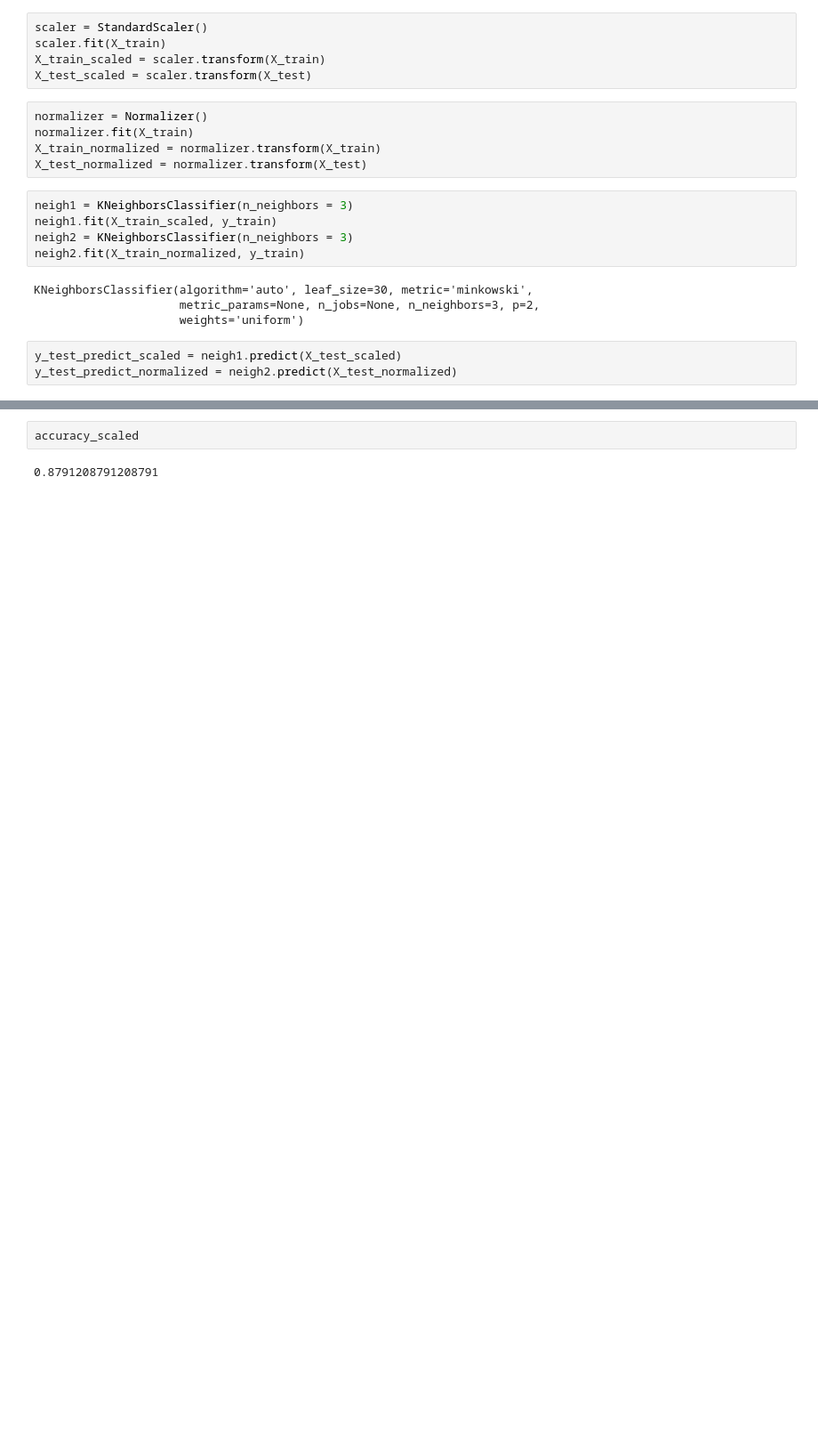
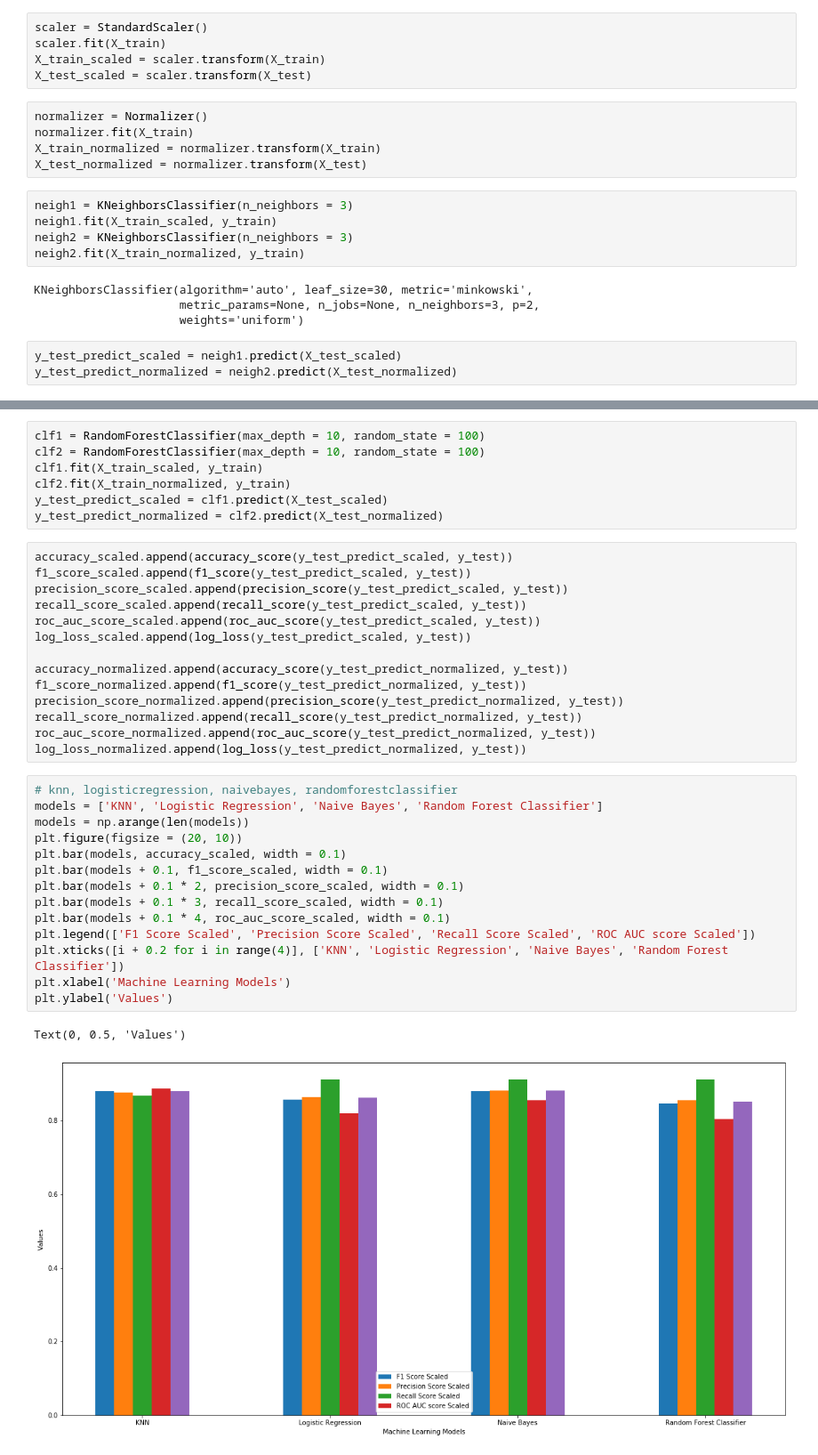
Before and after one commit to suhasmaddali/Heart-Disease-Prediction, a Jupyter notebook: Heart Disease Prediction Using Machine Learning .ipynb, the cells around one changed output, grey strips where cells are left out. Shown at 89% size. Drawn from its saved outputs; the diff is of its cells as text; blank space fills up the shorter version.

```diff
--- a/Heart Disease Prediction Using Machine Learning .ipynb
+++ b/Heart Disease Prediction Using Machine Learning .ipynb
@@ -251,4 +249,38 @@ log_loss_normalized = log_loss(y_test_predict_normalized, y_test)
-# %%
-accuracy_scaled
-# %% [output]
-0.8791208791208791
+# %%
+clf1 = RandomForestClassifier(max_depth = 10, random_state = 100)
+clf2 = RandomForestClassifier(max_depth = 10, random_state = 100)
+clf1.fit(X_train_scaled, y_train)
+clf2.fit(X_train_normalized, y_train)
+y_test_predict_scaled = clf1.predict(X_test_scaled)
+y_test_predict_normalized = clf2.predict(X_test_normalized)
+# %%
+accuracy_scaled.append(accuracy_score(y_test_predict_scaled, y_test))
+f1_score_scaled.append(f1_score(y_test_predict_scaled, y_test))
+precision_score_scaled.append(precision_score(y_test_predict_scaled, y_test))
+recall_score_scaled.append(recall_score(y_test_predict_scaled, y_test))
+roc_auc_score_scaled.append(roc_auc_score(y_test_predict_scaled, y_test))
+log_loss_scaled.append(log_loss(y_test_predict_scaled, y_test))
+
+accuracy_normalized.append(accuracy_score(y_test_predict_normalized, y_test))
+f1_score_normalized.append(f1_score(y_test_predict_normalized, y_test))
+precision_score_normalized.append(precision_score(y_test_predict_normalized, y_test))
+recall_score_normalized.append(recall_score(y_test_predict_normalized, y_test))
+roc_auc_score_normalized.append(roc_auc_score(y_test_predict_normalized, y_test))
+log_loss_normalized.append(log_loss(y_test_predict_normalized, y_test))
+# %%
+# knn, logisticregression, naivebayes, randomforestclassifier
+models = ['KNN', 'Logistic Regression', 'Naive Bayes', 'Random Forest Classifier']
+models = np.arange(len(models))
+plt.figure(figsize = (20, 10))
+plt.bar(models, accuracy_scaled, width = 0.1)
+plt.bar(models + 0.1, f1_score_scaled, width = 0.1)
+plt.bar(models + 0.1 * 2, precision_score_scaled, width = 0.1)
+plt.bar(models + 0.1 * 3, recall_score_scaled, width = 0.1)
+plt.bar(models + 0.1 * 4, roc_auc_score_scaled, width = 0.1)
+plt.legend(['F1 Score Scaled', 'Precision Score Scaled', 'Recall Score Scaled', 'ROC AUC score Scaled'])
+plt.xticks([i + 0.2 for i in range(4)], ['KNN', 'Logistic Regression', 'Naive Bayes', 'Random Forest Classifier'])
+plt.xlabel('Machine Learning Models')
+plt.ylabel('Values')
+# %% [output]
+Text(0, 0.5, 'Values')
+[figure, added]
```
Also changed, not shown: parts of 11 cells of this notebook.
